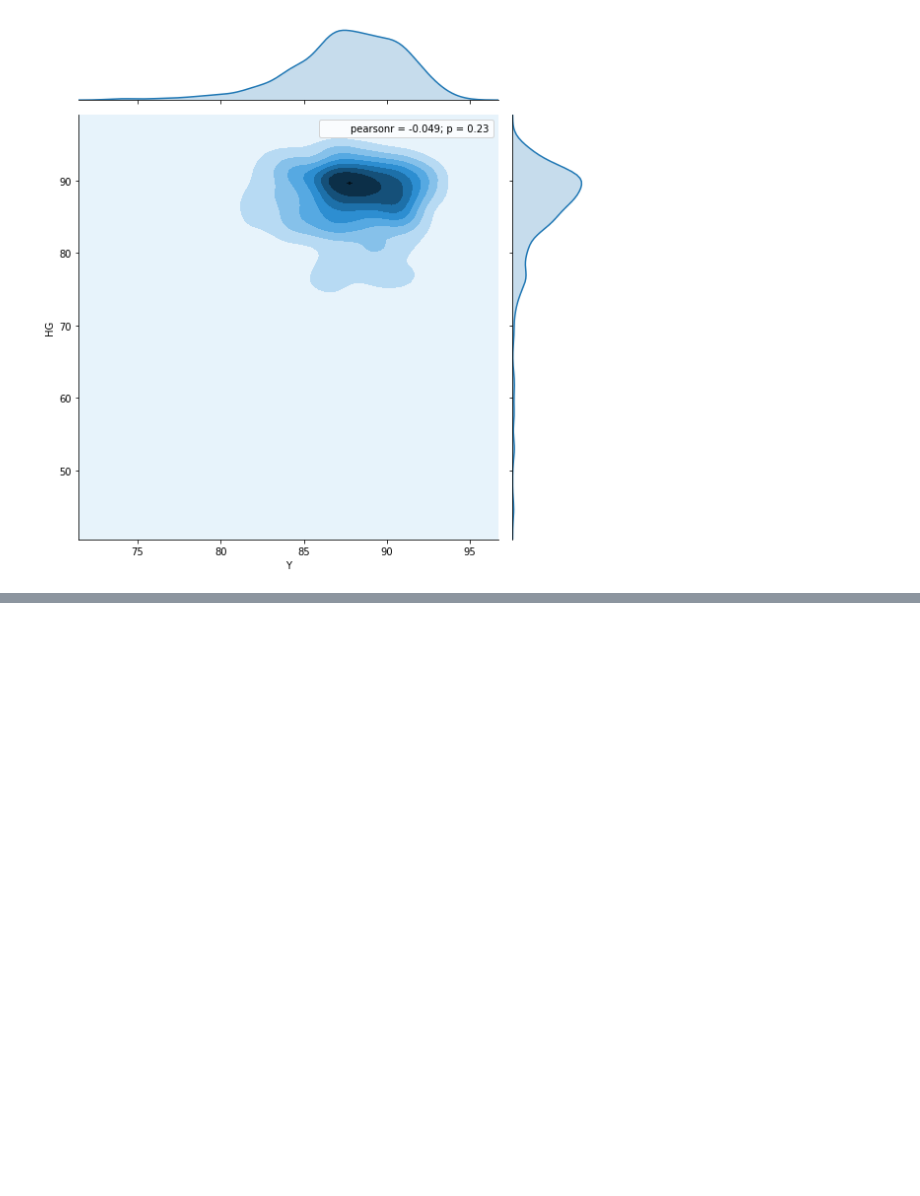
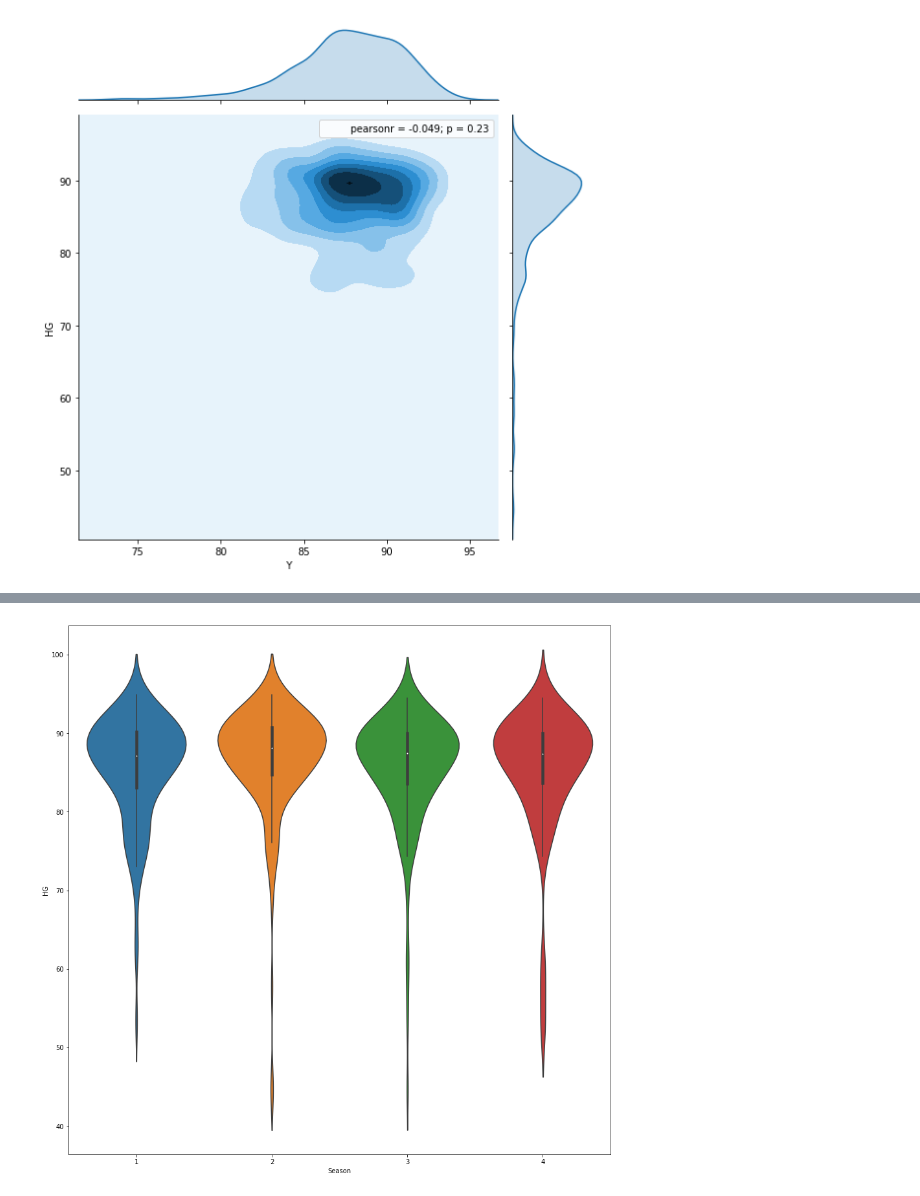
Before and after one commit to Didanny/EECE-464-Project, a Jupyter notebook: Project.ipynb, the cells around one changed output, grey strips where cells are left out. Saved outputs shown, nothing was run; the diff lists cells and outputs as text; code cells hidden in the pictures; blank space fills up the shorter version.

```diff
--- a/Project.ipynb
+++ b/Project.ipynb
@@ -169,0 +171,6 @@ plt.scatter(dataset_1['Y'], dataset_1['HG'])
+# %%
+plt.figure(figsize=(15,15))
+sns.violinplot(x='Season', y='HG', data=dataset_1)
+plt.show()
+# %% [output]
+[figure, added]
```
Also changed, not shown: parts of 22 cells of this notebook.
